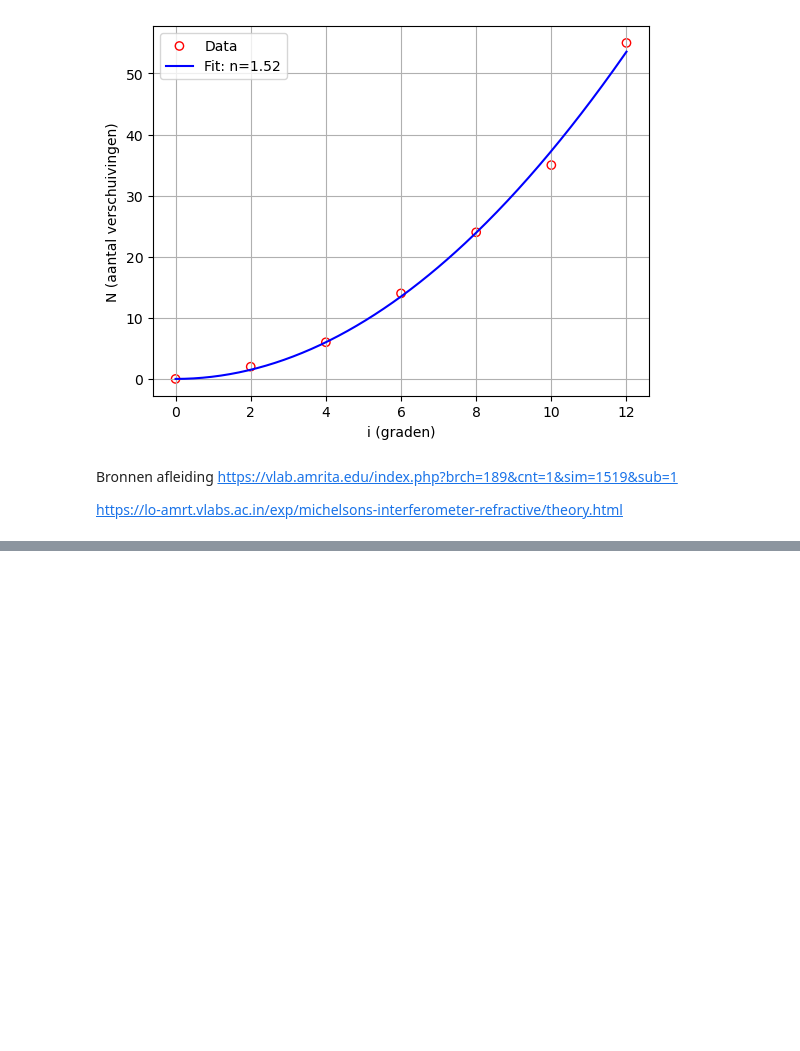
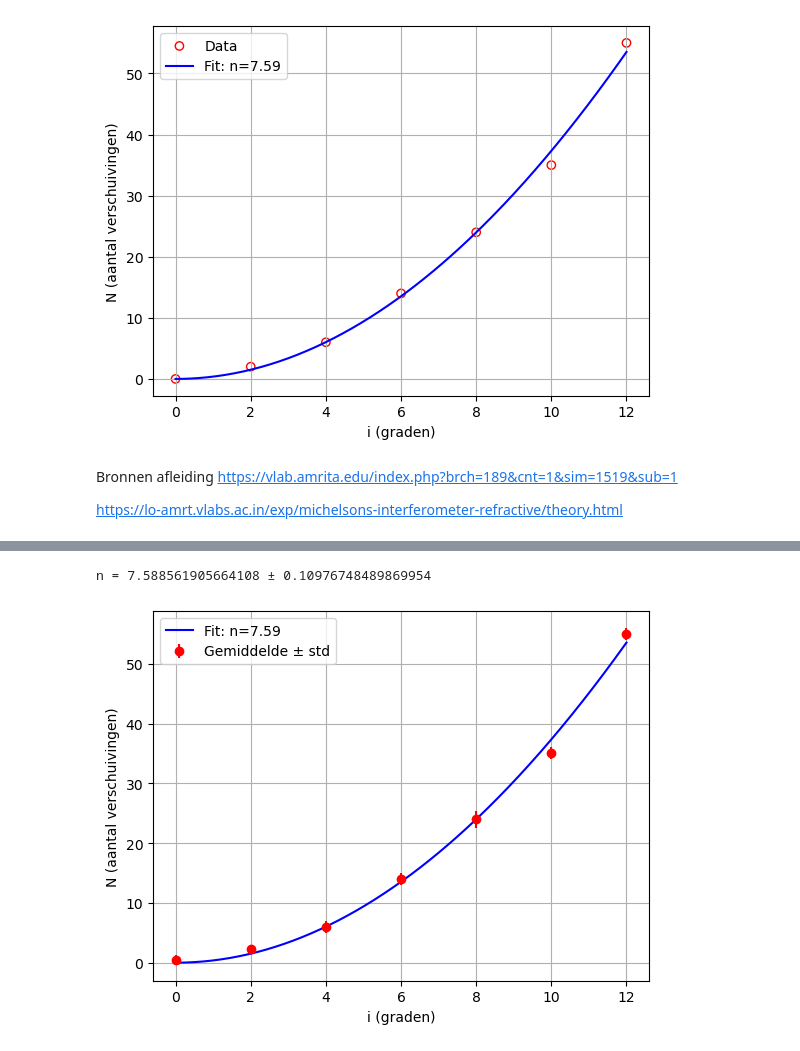
Before and after one commit to helenadks/Project-2.1, a Jupyter notebook: Project 2.1.ipynb, the cells around one changed output, grey strips where cells are left out. Cells and saved outputs as stored; diff of their text form; code cells hidden in the pictures; blank space fills up the shorter version.

```diff
--- a/Project 2.1.ipynb
+++ b/Project 2.1.ipynb
@@ -5,7 +5,7 @@ from scipy.optimize import curve_fit
 
 def N_model(i, n):
     lam = 532e-9   # golflengte (m)
-    d   = 1e-3     # dikte (m)
+    d   = 5e-3     # dikte (m)
     return (2 * d / lam) * (n - np.sqrt(n**2 - np.sin(i)**2))
 
 i_deg  = np.array([0, 2, 4, 6, 8, 10, 12])
@@ -82,0 +38,48 @@ n = 1.500 ± inf
+# %%
+import numpy as np
+import matplotlib.pyplot as plt
+from scipy.optimize import curve_fit
+
+def N_model(i, n):
+    lam = 532e-9   # golflengte (m)
+    d   = 5e-3     # dikte (m)
+    return (2 * d / lam) * (n - np.sqrt(n**2 - np.sin(i)**2))
+
+# Hoeken in graden
+i_deg = np.array([0, 2, 4, 6, 8, 10, 12])
+i_rad = np.deg2rad(i_deg)
+
+# Ruwe metingen per hoek (voeg gerust meer toe per hoek!)
+metingen = [
+    [0, 1],       # metingen bij 0°
+    [2, 2, 3],    # metingen bij 2°
+    [6, 5, 7],    # metingen bij 4°
+    [13, 14, 15], # metingen bij 6°
+    [23, 25],     # metingen bij 8°
+    [35, 36, 34], # metingen bij 10°
+    [54, 55, 56]  # metingen bij 12°
+]
+
+# Gemiddelde en standaarddeviatie per hoek
+N_mean = np.array([np.mean(m) for m in metingen])
+N_std  = np.array([np.std(m, ddof=1) for m in metingen])  # ddof=1 → steekproef-std
+
+# Fit uitvoeren op de gemiddelden
+p0 = [1.5]
+popt, pcov = curve_fit(N_model, i_rad, N_mean, p0=p0, sigma=N_std, absolute_sigma=True)
+perr = np.sqrt(np.diag(pcov))
+
+print("n =", popt[0], "±", perr[0])
+
+# Plotten
+i_fit = np.linspace(0, np.deg2rad(12), 300)
+plt.errorbar(i_deg, N_mean, yerr=N_std, fmt='o', color='r', label="Gemiddelde ± std")
+plt.plot(np.rad2deg(i_fit), N_model(i_fit, *popt), 'b-', label=f"Fit: n={popt[0]:.2f}")
+plt.xlabel("i (graden)")
+plt.ylabel("N (aantal verschuivingen)")
+plt.legend()
+plt.grid(True)
+plt.show()
+# %% [output]
+n = 7.588561905664108 ± 0.10976748489869954
+[figure, added]
```
Also changed, not shown: parts of 2 cells of this notebook.
